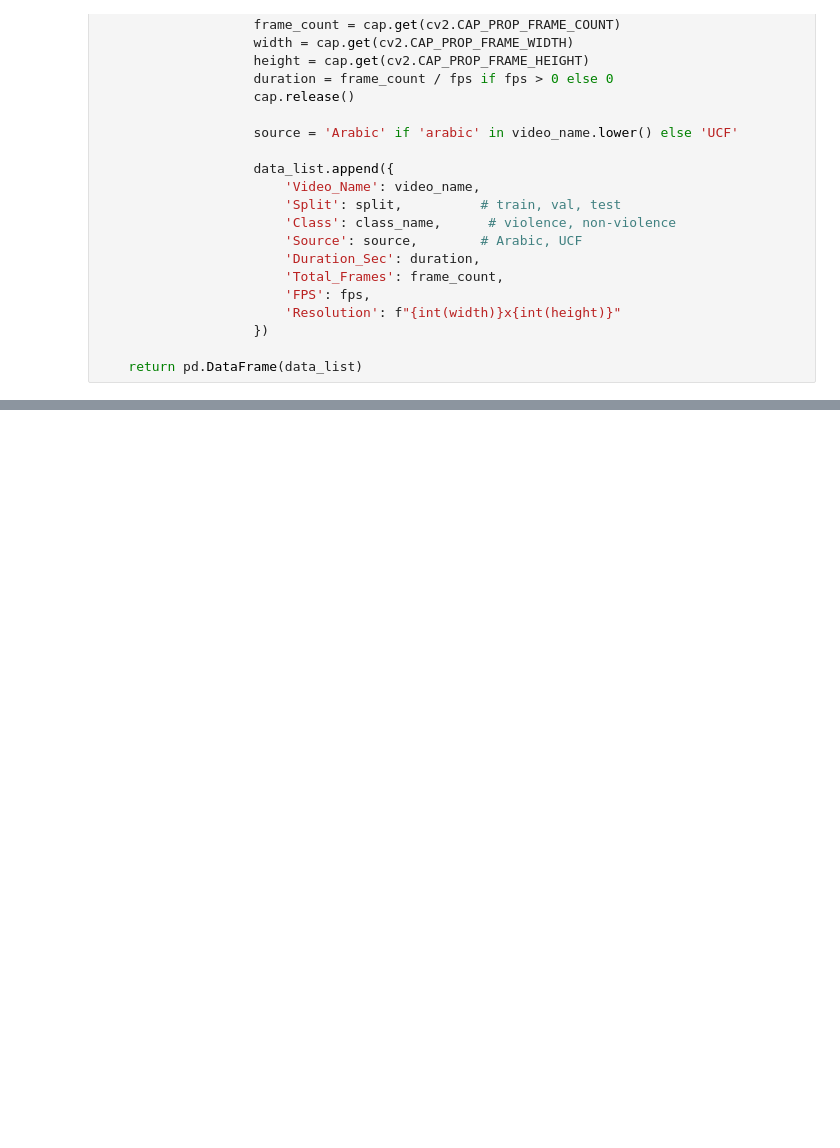
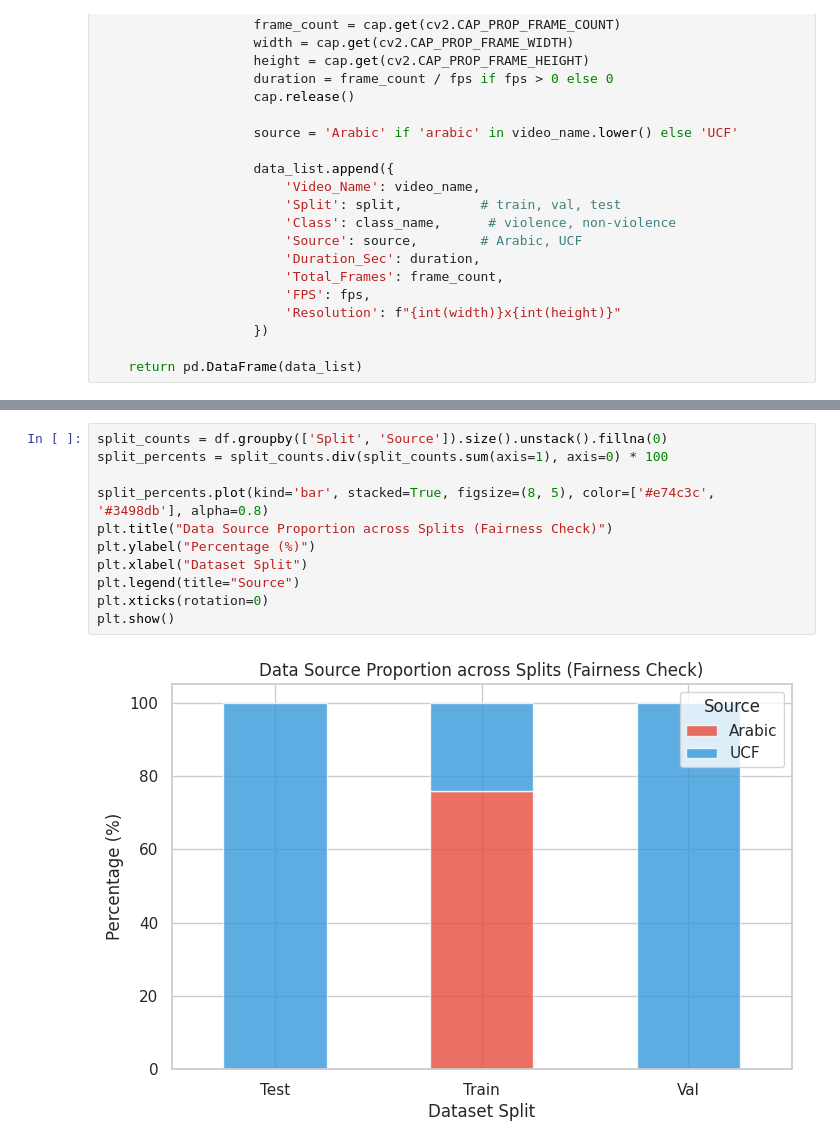
Before and after one commit to George-Malak/Aegis-AI-Violence-Detection-System, a Jupyter notebook: notebooks/02_EDA_Aegis.ipynb, the cells around one changed output, grey strips where cells are left out. Drawn from its saved outputs; the diff is of its cells as text; blank space fills up the shorter version.

```diff
--- a/notebooks/02_EDA_Aegis.ipynb
+++ b/notebooks/02_EDA_Aegis.ipynb
@@ -109,0 +175,13 @@ plt.show()
+# %%
+split_counts = df.groupby(['Split', 'Source']).size().unstack().fillna(0)
+split_percents = split_counts.div(split_counts.sum(axis=1), axis=0) * 100
+
+split_percents.plot(kind='bar', stacked=True, figsize=(8, 5), color=['#e74c3c', '#3498db'], alpha=0.8)
+plt.title("Data Source Proportion across Splits (Fairness Check)")
+plt.ylabel("Percentage (%)")
+plt.xlabel("Dataset Split")
+plt.legend(title="Source")
+plt.xticks(rotation=0)
+plt.show()
+# %% [output]
+[figure, added]
```
Also changed, not shown: parts of 15 cells of this notebook.
